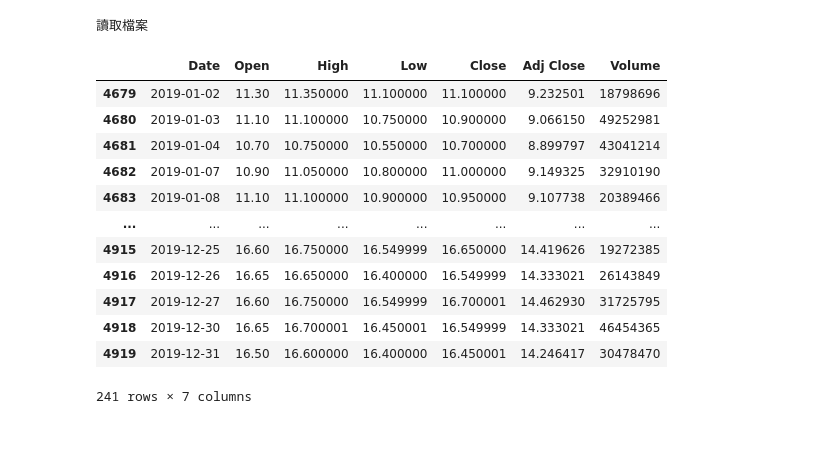
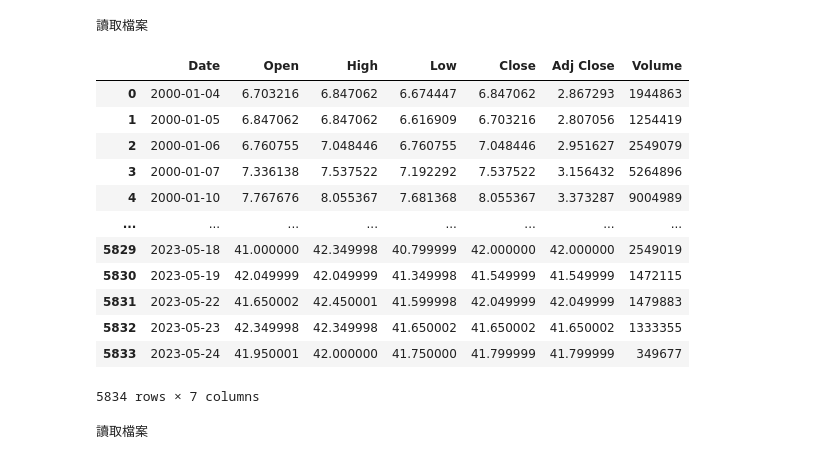
Before and after one commit to kl30822python/pythonFlask, a Jupyter notebook: 2023_05_11/test.ipynb, the cells around one changed output. Drawn from its saved outputs; the diff is of its cells as text; code cells hidden in the pictures.

```diff
--- a/2023_05_11/test.ipynb
+++ b/2023_05_11/test.ipynb
@@ -122,20 +71,35 @@ get_stockid()
 # %%
 # 2023.05.24.
 import os
 from datetime import datetime
 import pandas as pd
 current = os.path.abspath("./")
 current_date = datetime.now()
-stockid = "2303.TW"
+stockid = "1227.TW"
 filename = f"{stockid}_{current_date.year}_{current_date.month}_{current_date.day}.csv"
 file_path = os.path.join(current,'data',filename)
 if not os.path.exists(file_path):
     print("建立檔案")
 else:
     print("讀取檔案")
 
 stock_dataFrame = pd.read_csv(file_path)
 stock_dataFrame
+# %% [output]
+讀取檔案
+|  | Date | Open | High | Low | Close | Adj Close | Volume |
+| 0 | 2000-01-04 | 6.703216 | 6.847062 | 6.674447 | 6.847062 | 2.867293 | 1944863 |
+| 1 | 2000-01-05 | 6.847062 | 6.847062 | 6.616909 | 6.703216 | 2.807056 | 1254419 |
+| 2 | 2000-01-06 | 6.760755 | 7.048446 | 6.760755 | 7.048446 | 2.951627 | 2549079 |
+| 3 | 2000-01-07 | 7.336138 | 7.537522 | 7.192292 | 7.537522 | 3.156432 | 5264896 |
+| 4 | 2000-01-10 | 7.767676 | 8.055367 | 7.681368 | 8.055367 | 3.373287 | 9004989 |
+| ... | ... | ... | ... | ... | ... | ... | ... |
+| 5829 | 2023-05-18 | 41.000000 | 42.349998 | 40.799999 | 42.000000 | 42.000000 | 2549019 |
+| 5830 | 2023-05-19 | 42.049999 | 42.049999 | 41.349998 | 41.549999 | 41.549999 | 1472115 |
+| 5831 | 2023-05-22 | 41.650002 | 42.450001 | 41.599998 | 42.049999 | 42.049999 | 1479883 |
+| 5832 | 2023-05-23 | 42.349998 | 42.349998 | 41.650002 | 41.650002 | 41.650002 | 1333355 |
+| 5833 | 2023-05-24 | 41.950001 | 42.000000 | 41.750000 | 41.799999 | 41.799999 | 349677 |
+5834 rows × 7 columns
 # %%
 #搜尋出股票特定的年份
 
@@ -144,7 +108,7 @@ from datetime import datetime
 import pandas as pd
 current = os.path.abspath("./")
 current_date = datetime.now()
-stockid = "2303.TW"
+stockid = "1227.TW"
 filename = f"{stockid}_{current_date.year}_{current_date.month}_{current_date.day}.csv"
 file_path = os.path.join(current,'data',filename)
 if not os.path.exists(file_path):
@@ -152,7 +116,7 @@ if not os.path.exists(file_path):
 else:
     print("讀取檔案")
 
-year = '2019'
+year = '2022'
 startYear = f'{year}-1-1'
 stopYear = f'{year}-12-31'
 stock_dataFrame = pd.read_csv(file_path)
@@ -162,19 +126,6 @@ stock_dataFrame
 
 mask = (stock_dataFrame['Date'] >= startYear) & (stock_dataFrame['Date'] <= stopYear)
 
-stock_dataFrame.loc[mask]
+year_stock_dataFrame = stock_dataFrame.loc[mask]
 # %% [output]
 讀取檔案
-|  | Date | Open | High | Low | Close | Adj Close | Volume |
-| 4679 | 2019-01-02 | 11.30 | 11.350000 | 11.100000 | 11.100000 | 9.232501 | 18798696 |
-| 4680 | 2019-01-03 | 11.10 | 11.100000 | 10.750000 | 10.900000 | 9.066150 | 49252981 |
-| 4681 | 2019-01-04 | 10.70 | 10.750000 | 10.550000 | 10.700000 | 8.899797 | 43041214 |
-| 4682 | 2019-01-07 | 10.90 | 11.050000 | 10.800000 | 11.000000 | 9.149325 | 32910190 |
-| 4683 | 2019-01-08 | 11.10 | 11.100000 | 10.900000 | 10.950000 | 9.107738 | 20389466 |
-| ... | ... | ... | ... | ... | ... | ... | ... |
-| 4915 | 2019-12-25 | 16.60 | 16.750000 | 16.549999 | 16.650000 | 14.419626 | 19272385 |
-| 4916 | 2019-12-26 | 16.65 | 16.650000 | 16.400000 | 16.549999 | 14.333021 | 26143849 |
-| 4917 | 2019-12-27 | 16.60 | 16.750000 | 16.549999 | 16.700001 | 14.462930 | 31725795 |
-| 4918 | 2019-12-30 | 16.65 | 16.700001 | 16.450001 | 16.549999 | 14.333021 | 46454365 |
-| 4919 | 2019-12-31 | 16.50 | 16.600000 | 16.400000 | 16.450001 | 14.246417 | 30478470 |
-241 rows × 7 columns
```
Also changed, not shown: parts of 5 cells of this notebook, 1 other file.
